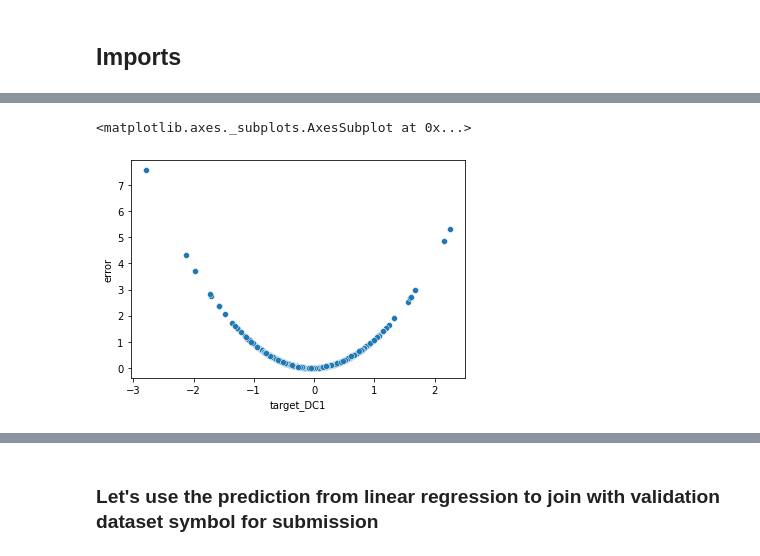
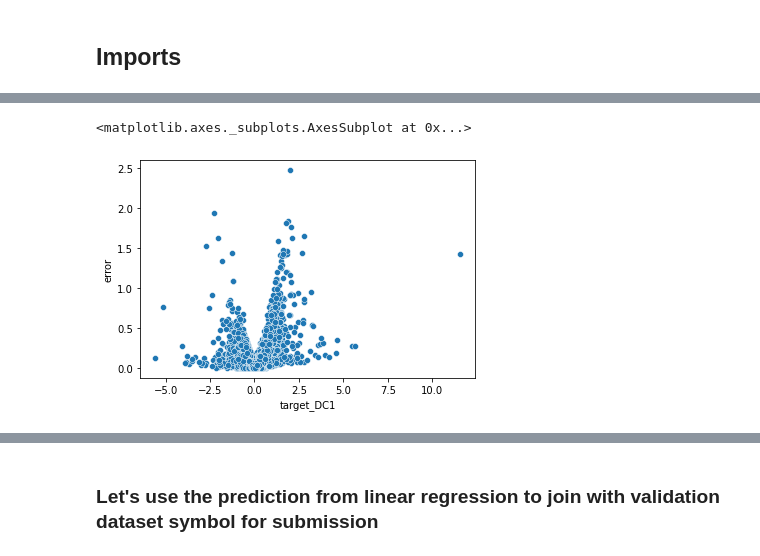
Before and after one commit to Bibhash123/competition_quickstart_dataloader, a Jupyter notebook: gbm-models.ipynb, the cells around one changed output, grey strips where cells are left out. Cells and saved outputs as stored; diff of their text form; code cells hidden in the pictures.

```diff
--- a/gbm-models.ipynb
+++ b/gbm-models.ipynb
@@ -89,4 +174,4 @@ def getDataset(files, batch = True, repeat = True, shuffle = True, labelled = Tr
 # %%
-X_train = pd.read_csv("/content/data/train_files.csv")
-X_test = pd.read_csv("/content/data/val_files.csv")
-test_files = pd.read_csv("/content/data/test_files.csv")
+train_set = pd.read_csv("train_set.csv")
+val_set = pd.read_csv("val_set.csv")
+validation_dataset= pd.read_csv("test_set.csv")
@@ -224,0 +178,29 @@ error
+# %%
+from xgboost import XGBRegressor
+
+params = {'objective' : "reg:squarederror",
+          'n_estimators' : 1000,
+          'tree_method' : "gpu_hist",
+          'learning_rate': 0.03,
+          'reg_alpha':0.1,
+          'reg_lambda':0.01,
+          'subsample': 0.8,
+          'colsample_bytree':0.8,
+          'colsample_bylevel':0.8,
+          'max_depth':9,
+          "reg_alpha":0.01
+          }
+def fitXGB():
+  X_train = train_set.drop(['date','symbol','target','target_DC1'], axis = 1)
+  Y_train = train_set['target_DC1']
+
+  X_val = val_set.drop(['date','symbol','target','target_DC1'], axis = 1)
+  Y_val = val_set['target_DC1']
+
+  reg = XGBRegressor(**params)
+  reg.fit(X_train,Y_train, eval_metric = "rmse",
+          eval_set=[(X_train,Y_train),(X_val,Y_val)],
+          early_stopping_rounds = 10)
+  return reg
+
+reg = fitXGB()
@@ -224,0 +291,4 @@ error
+# %%
+error = train_set[['symbol','date','target','target_DC1']].copy()
+error['error'] = (error['target_DC1']-reg.predict(train_set.drop(['date','symbol','target','target_DC1'], axis = 1)))**2
+error
@@ -247,5 +326,6 @@ sns.displot(error['error'])
 # %%
+error_plot = plt.figure()
 sns.scatterplot(x = "target_DC1", y = "error", data = error)
 # %% [output]
 <matplotlib.axes._subplots.AxesSubplot at 0x...>
-[figure, old version]
+[figure, new version]
```
Also changed, not shown: parts of 89 cells of this notebook.
